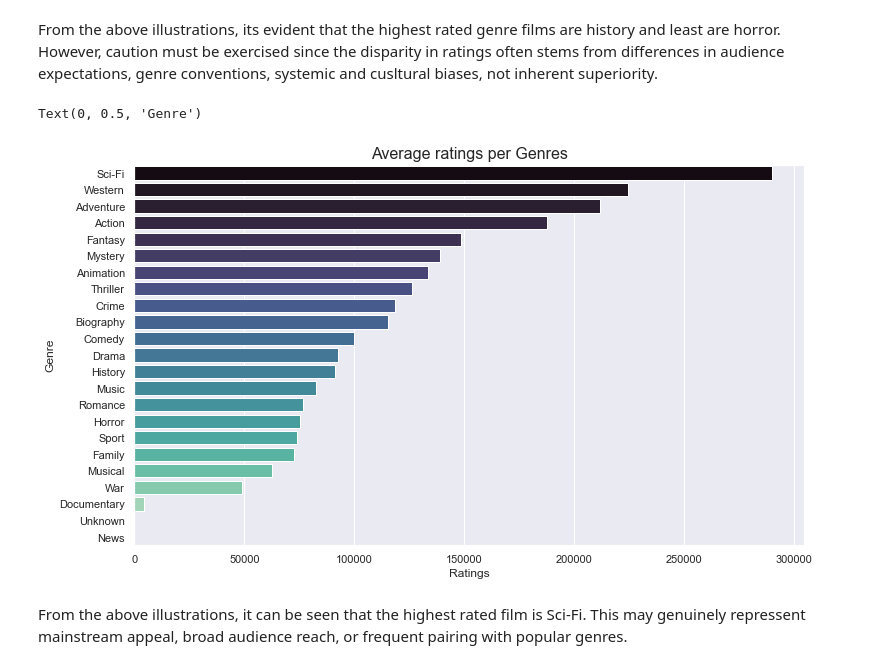
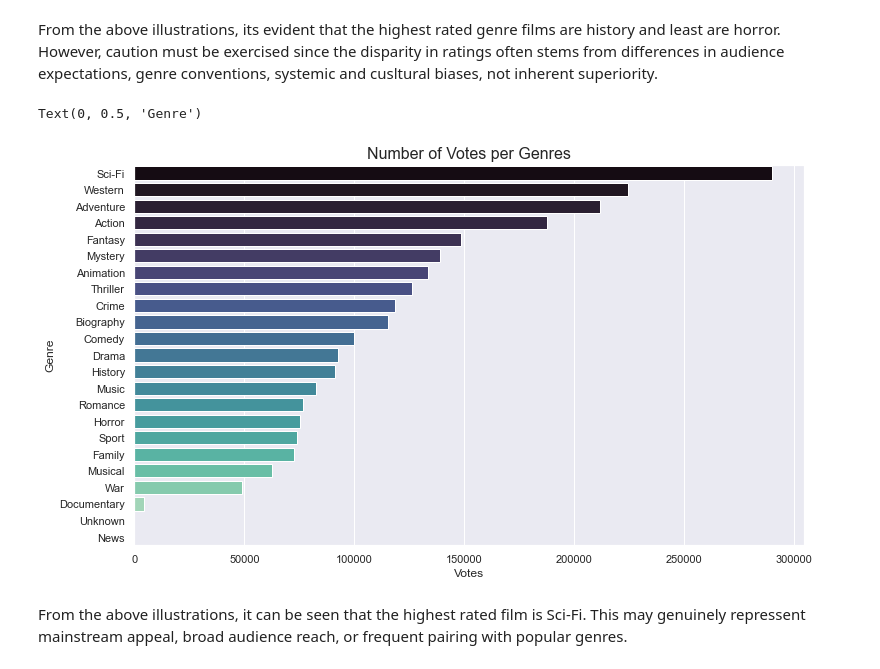
Before and after one commit to Patoh254code/movie_project, a Jupyter notebook: index.ipynb, the cells around one changed output. Saved outputs shown, nothing was run; the diff lists cells and outputs as text; code cells hidden in the pictures.

```diff
--- a/index.ipynb
+++ b/index.ipynb
@@ -778,31 +794,31 @@ From the above illustrations, its evident that the highest rated genre films are
 # %%
 # Average votes per genre
 genre_votes = (merge_df.groupby('genres')['num_votes']
                .mean()
                .sort_values(ascending=False)
                .reset_index())
 genre_votes
 
 # Plot
 plt.figure(figsize=(12, 7))
 sns.barplot(
     data=genre_votes,
     y='genres',
     x='num_votes',
     hue='genres',
     palette='mako'
     )
 
 # Add title and axis labels
-plt.title('Average ratings per Genres',
+plt.title('Number of Votes per Genres',
           fontsize=16)
-plt.xlabel('Ratings',
+plt.xlabel('Votes',
            fontsize=12)
 plt.ylabel('Genre',
            fontsize=12)
 # %% [output]
 Text(0, 0.5, 'Genre')
-[figure, old version]
+[figure, new version]
 # %% [markdown]
 From the above illustrations, it can be seen that the highest rated film is Sci-Fi. This may genuinely repressent mainstream appeal, broad audience reach, or frequent pairing with popular genres.
 # %%
```
Also changed, not shown: parts of 9 cells of this notebook, 6 other files.
